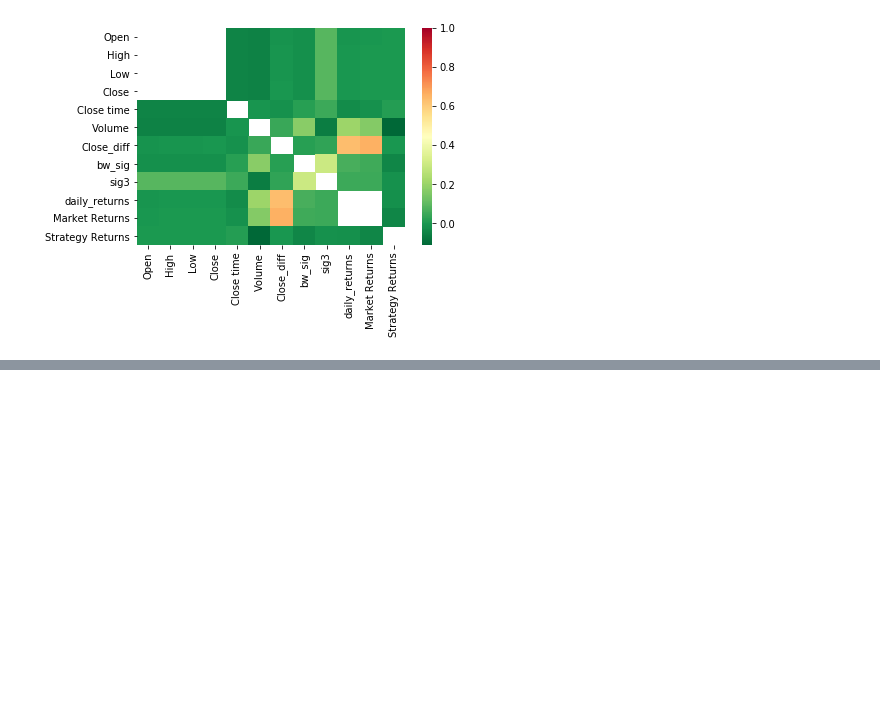
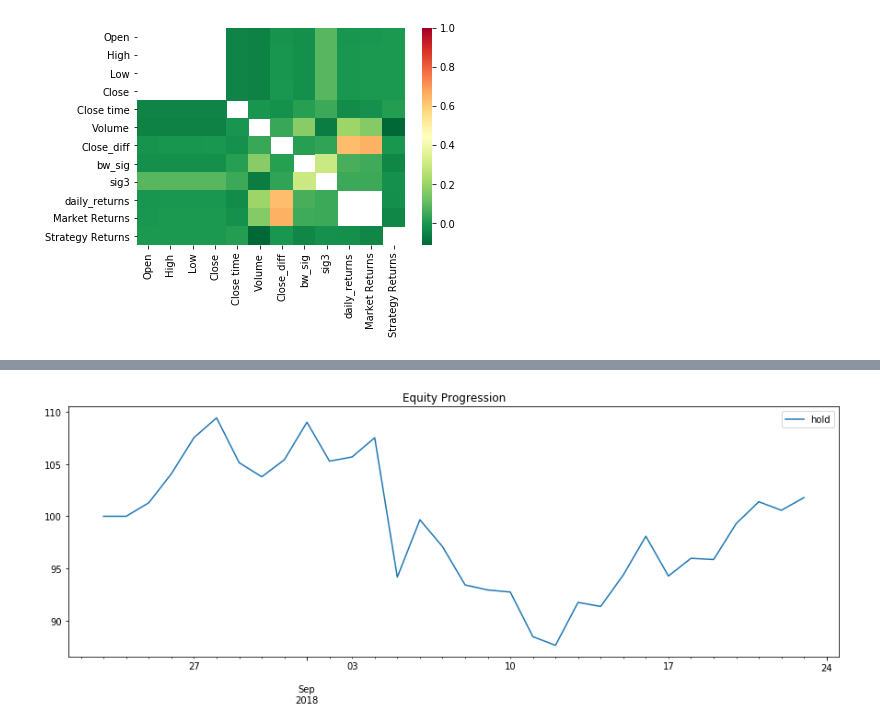
Before and after one commit to darkstar4401/Portfolio-Analysis, a Jupyter notebook: freq_signal_maker.ipynb, the cells around one changed output, grey strips where cells are left out. Saved outputs shown, nothing was run; the diff lists cells and outputs as text; code cells hidden in the pictures; blank space fills up the shorter version.

Commit message:
Add files via upload
Fixed return calculation, and added backtesting with bt

```diff
--- a/freq_signal_maker.ipynb
+++ b/freq_signal_maker.ipynb
@@ -517,0 +446,98 @@ bench.cumsum().plot(grid=True)
+# %%
+import bt
+class WeighTarget(bt.Algo):
+    """
+    Sets target weights based on a target weight DataFrame.
+
+    Args:
+        * target_weights (DataFrame): DataFrame containing the target weights
+
+    Sets:
+        * weights
+
+    """
+
+    def __init__(self, target_weights):
+        self.tw = target_weights
+
+    def __call__(self, target):
+        # get target weights on date target.now
+        if target.now in self.tw.index:
+            w = self.tw.loc[target.now]
+
+            # save in temp - this will be used by the weighing algo
+            # also dropping any na's just in case they pop up
+            target.temp['weights'] = w
+
+        # return True because we want to keep on moving down the stack
+        return True
+
+#bt strategy
+
+hold = bt.Strategy('hold', [bt.algos.RunMonthly(),
+                       bt.algos.SelectAll(),
+                       bt.algos.WeighEqually(),
+                       bt.algos.Rebalance()])
+
+hist_stack = []
+pt = "============================"
+all_coins = all_coins.sort_values('Open time')
+ac_groups = all_coins.groupby('Coin')
+for c,t in enumerate(intv_list):
+    #1 interval hist dataframe
+    bt_hist_data = pd.DataFrame()
+    #get start and end dates for interval
+    try:
+        n = intv_list[c+1]
+    except:
+        break
+
+    print("Portfolio from {} to {} \n{}".format(t,n,pt))
+
+    #create copy of df with index selection
+    curr = all_coins.loc[t:n].copy()
+    curr = curr.reset_index()#.drop_duplicates()
+    #list of coin
+    coins = curr['Coin'].drop_duplicates()
+    curr.index = curr["Open time"]
+    idex = curr["Open time"]
+    cg = curr.groupby('Coin')
+
+    i=0
+    prev_len = []
+    c_bt = []
+    for c in coins:
+        curr = cg.get_group(c)
+        #print(curr)
+
+        if(i==0):
+            prev_len.append(len(curr))
+
+        if(len(curr) == prev_len[len(prev_len)-2]):
+            #print(bt_hist_data)
+            try:
+                bt_hist_data[c] = curr.Close.values
+                bt_hist_data.index =curr.index
+                prev_len.append(len(curr))
+            except Exception as e:
+                pass
+
+        #bt_hist_data.index = idex.drop_duplicates()
+        #bt_hist_data
+        #cont = input("Run backtest? y/n: ")
+        #if(cont=='y'):
+        #bt_hist_data['Signal'] = curr.sig3
+        if(i<2):
+            print(bt_hist_data.head())
+        i+=1
+
+
+
+    #Monthly holding backtest
+    hist_stack.append(bt_hist_data)
+    test = bt.Backtest(hold, bt_hist_data)
+    res = bt.run(test)
+    res.plot()
+    res.display()
+    plt.show()
+# %% [output]
@@ -517,0 +561 @@ bench.cumsum().plot(grid=True)
+[figure, added]
```
Also changed, not shown: parts of 23 cells of this notebook.
